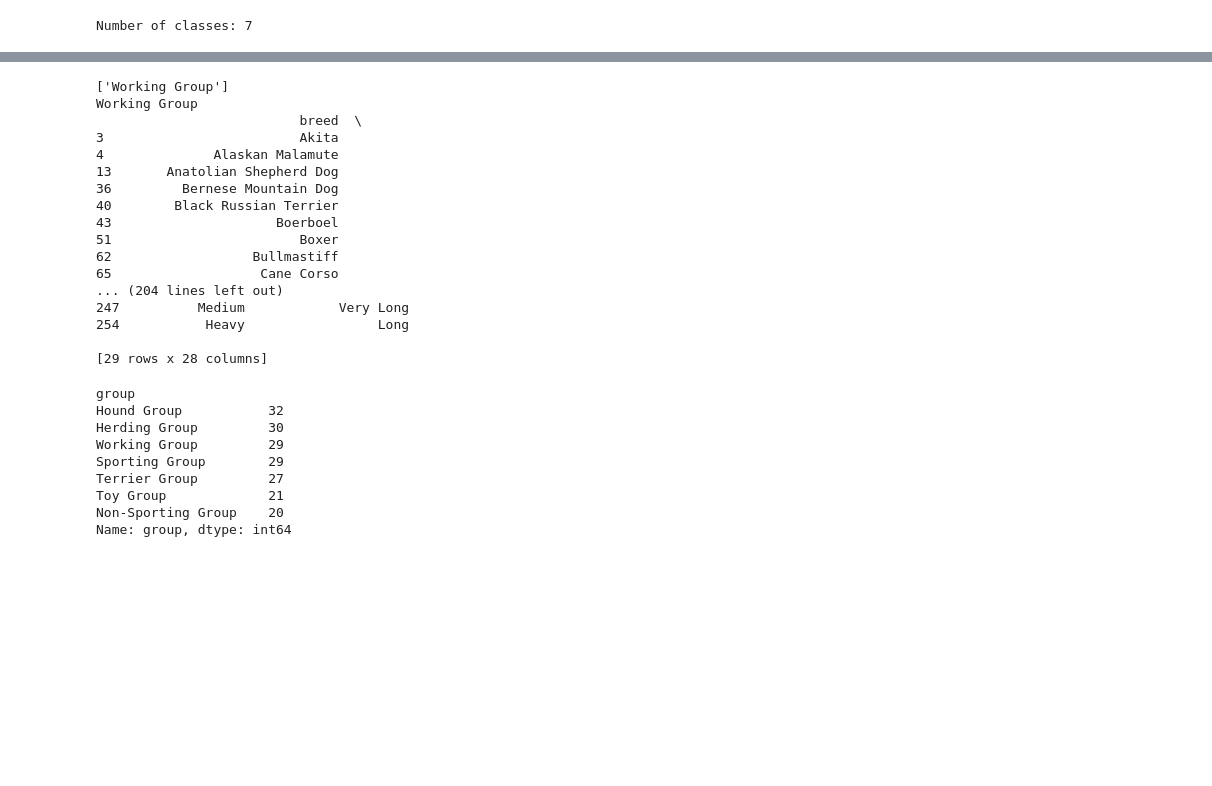
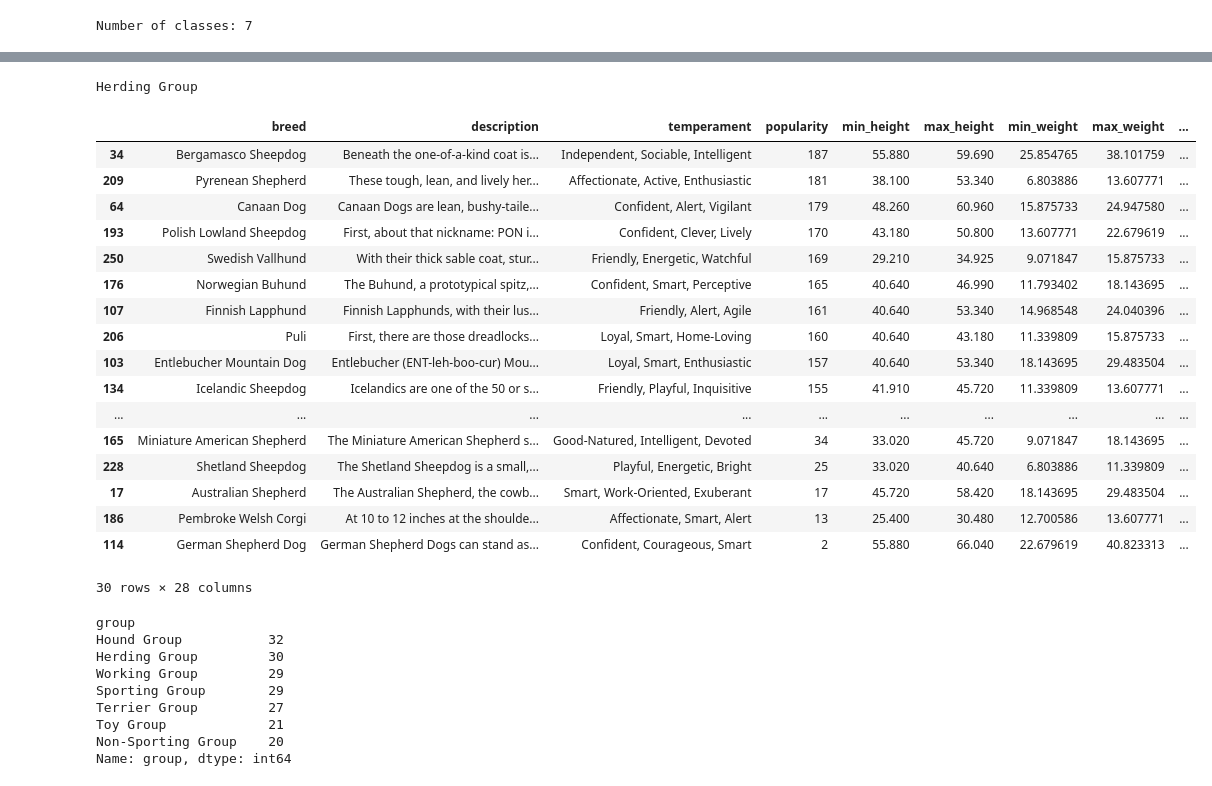
Before and after one commit to RaihanSyahSP/dog-breed-prediction, a Jupyter notebook: dog-breed-predicion.ipynb, the cells around one changed output, grey strips where cells are left out. Saved outputs shown, nothing was run; the diff lists cells and outputs as text; code cells hidden in the pictures; blank space fills up the shorter version.

```diff
--- a/dog-breed-predicion.ipynb
+++ b/dog-breed-predicion.ipynb
@@ -198,3 +230,6 @@ dataframe['popularity'].tolist()
  '167',
  '140',
  '10']
+# %%
+# Mengganti nilai 'of' dengan nilai yang valid
+dataframe.loc[dataframe['popularity'] == 'of', 'popularity'] = 50
@@ -201,3 +245,5 @@ dataframe['popularity'].tolist()
+# %%
+dataframe['popularity'] = dataframe['popularity'].astype(int)
 # %% [markdown]
 ## 2. Data Processing
 # %% [markdown]
@@ -462,52 +652,72 @@ plt.show()
 # %%
 # Create a new dataframe with input features for prediction
 
 new_data = pd.DataFrame({
-    'expectancy_category': ['Medium'],
-    'height_category': ['Tall'],
+    # 'expectancy_category': ['Medium'],
+    'height_category': ['Medium'],
     'weight_category': ['Medium'],
-    'demeanor_category': ['Friendly'],
-    'trainability_category': ['Independent'],
-    'energy_level_category': ['Energetic'],
+    'demeanor_category': ['Reserved with Strangers'],
+    'trainability_category': ['Eager to Please'],
+    'energy_level_category': ['Needs Lots of Activity'],
     'shedding_category': ['Occasional'],
-    'grooming_frequency_category': ['Daily Brushing	'],
-    'temperament_category': ['Loyal']
+    'grooming_frequency_category': ['Weekly'],
+    'temperament_category': ['Active']
 })
 
 
 # Convert the new data to individual arrays for prediction
-new_data_arrays = [new_data[feature].values.reshape(-1, 1) for feature in ['demeanor_category', 'energy_level_category', 'expectancy_category', 'grooming_frequency_category', 'height_category', 'shedding_category', 'trainability_category', 'weight_category', 'temperament_category']]
+new_data_arrays = [new_data[feature].values.reshape(-1, 1) for feature in [
+    'demeanor_category',
+    'energy_level_category',
+    # 'expectancy_category',
+    'grooming_frequency_category',
+    'height_category',
+    'shedding_category',
+    'trainability_category',
+    'weight_category',
+    'temperament_category'
+    ]
+    ]
 
 # Make predictions on the new data
 predictions = model.predict(new_data_arrays)
 
 # Decode the predicted breed labels
 predicted_labels = np.argmax(predictions, axis=1)
 predicted_labels = label_encoder.inverse_transform(predicted_labels)
-print(predicted_labels)
+# print(predicted_labels)
 # Menampilkan hasil prediksi
 for label in predicted_labels:
     print(label)
     breeds = dataframe.loc[dataframe['group'] == label]
-    print(breeds)
+     # Sort by popularity in descending order
+    breeds = breeds.sort_values('popularity', ascending=False)
+    # Get top 5 breeds
+    top_breeds = breeds.head(5)
+    # print(top_breeds)
+    # print('\n')
+
+pd.DataFrame(breeds)
 # %% [output]
-['Working Group']
-Working Group
-                          breed  \
-3                         Akita
-4              Alaskan Malamute
-13       Anatolian Shepherd Dog
-36         Bernese Mountain Dog
-40        Black Russian Terrier
-43                     Boerboel
-51                        Boxer
-62                  Bullmastiff
-65                   Cane Corso
-... (204 lines left out)
-247          Medium            Very Long
-254           Heavy                 Long
-
-[29 rows x 28 columns]
+Herding Group
+|  | breed | description | temperament | popularity | min_height | max_height | min_weight | max_weight | ... |
+| 34 | Bergamasco Sheepdog | Beneath the one-of-a-kind coat is... | Independent, Sociable, Intelligent | 187 | 55.880 | 59.690 | 25.854765 | 38.101759 | ... |
+| 209 | Pyrenean Shepherd | These tough, lean, and lively her... | Affectionate, Active, Enthusiastic | 181 | 38.100 | 53.340 | 6.803886 | 13.607771 | ... |
+| 64 | Canaan Dog | Canaan Dogs are lean, bushy-taile... | Confident, Alert, Vigilant | 179 | 48.260 | 60.960 | 15.875733 | 24.947580 | ... |
+| 193 | Polish Lowland Sheepdog | First, about that nickname: PON i... | Confident, Clever, Lively | 170 | 43.180 | 50.800 | 13.607771 | 22.679619 | ... |
+| 250 | Swedish Vallhund | With their thick sable coat, stur... | Friendly, Energetic, Watchful | 169 | 29.210 | 34.925 | 9.071847 | 15.875733 | ... |
+| 176 | Norwegian Buhund | The Buhund, a prototypical spitz,... | Confident, Smart, Perceptive | 165 | 40.640 | 46.990 | 11.793402 | 18.143695 | ... |
+| 107 | Finnish Lapphund | Finnish Lapphunds, with their lus... | Friendly, Alert, Agile | 161 | 40.640 | 53.340 | 14.968548 | 24.040396 | ... |
+| 206 | Puli | First, there are those dreadlocks... | Loyal, Smart, Home-Loving | 160 | 40.640 | 43.180 | 11.339809 | 15.875733 | ... |
+| 103 | Entlebucher Mountain Dog | Entlebucher (ENT-leh-boo-cur) Mou... | Loyal, Smart, Enthusiastic | 157 | 40.640 | 53.340 | 18.143695 | 29.483504 | ... |
+| 134 | Icelandic Sheepdog | Icelandics are one of the 50 or s... | Friendly, Playful, Inquisitive | 155 | 41.910 | 45.720 | 11.339809 | 13.607771 | ... |
+| ... | ... | ... | ... | ... | ... | ... | ... | ... | ... |
+| 165 | Miniature American Shepherd | The Miniature American Shepherd s... | Good-Natured, Intelligent, Devoted | 34 | 33.020 | 45.720 | 9.071847 | 18.143695 | ... |
+| 228 | Shetland Sheepdog | The Shetland Sheepdog is a small,... | Playful, Energetic, Bright | 25 | 33.020 | 40.640 | 6.803886 | 11.339809 | ... |
+| 17 | Australian Shepherd | The Australian Shepherd, the cowb... | Smart, Work-Oriented, Exuberant | 17 | 45.720 | 58.420 | 18.143695 | 29.483504 | ... |
+| 186 | Pembroke Welsh Corgi | At 10 to 12 inches at the shoulde... | Affectionate, Smart, Alert | 13 | 25.400 | 30.480 | 12.700586 | 13.607771 | ... |
+| 114 | German Shepherd Dog | German Shepherd Dogs can stand as... | Confident, Courageous, Smart | 2 | 55.880 | 66.040 | 22.679619 | 40.823313 | ... |
+30 rows × 28 columns
 # %%
 dataframe.groupby('group')['group'].aggregate('count').sort_values(ascending=False)
 # %% [output]
```
Also changed, not shown: parts of 18 cells of this notebook, 6 other files.
